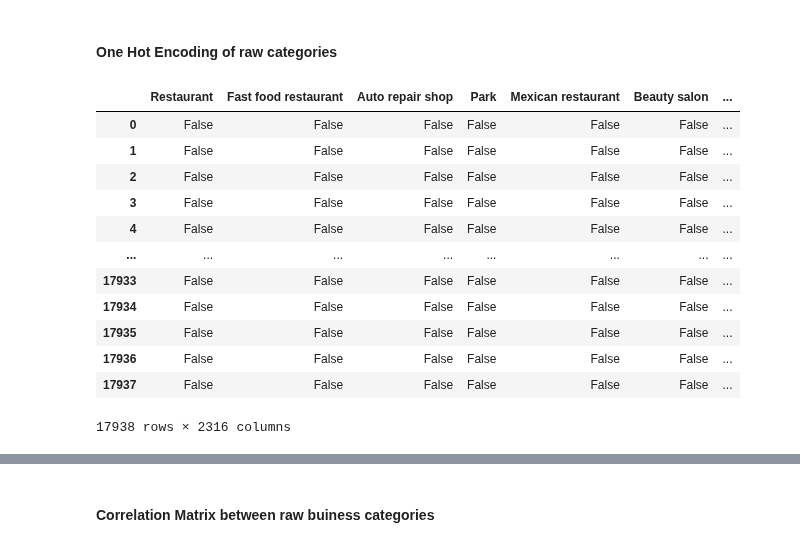
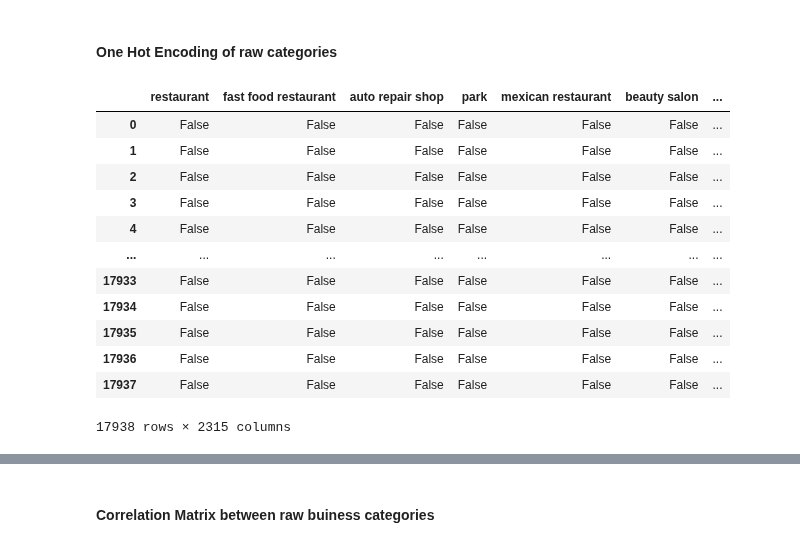
Before and after one commit to jotyot/rate-review, a Jupyter notebook: eda.ipynb, the cells around one changed output, grey strips where cells are left out. Cells and saved outputs as stored; diff of their text form; code cells hidden in the pictures.

```diff
--- a/eda.ipynb
+++ b/eda.ipynb
@@ -4,8 +4,9 @@
 import pandas as pd
 import seaborn as sns
 import matplotlib.pyplot as plt
+import copy
 
 yolosac = pd.read_csv('data/yolosac.csv')
-yolosac['category'] = yolosac['category'].apply(eval)
+yolosac['category'] = yolosac['category'].apply(eval).map(lambda x : [cat.lower() for cat in x])
 print (yolosac['category'])
 # %% [output]
@@ -60,12 +61,17 @@ def bool_df(item_lists, unique_items):
   return pd.DataFrame(bool_dict)
 # %%
 # List of unique business categories with frequency
-unique_cats = yolosac['category'].explode().value_counts()
+unique_cat_freq = pd.DataFrame(yolosac['category'].explode().value_counts())
+
+unique_cat_freq.index = unique_cat_freq.index.map(lambda x : x.lower())
+
+unique_cat_freq.reset_index(level=0, inplace=True)
+unique_cat_freq.rename(columns={'index' : 'category'}, inplace=True)
 # Generate boolean matrix where each category is a column (one hot encoding)
-categories_bool = bool_df(item_lists=yolosac['category'], unique_items=unique_cats.index)
+categories_bool = bool_df(item_lists=yolosac['category'], unique_items=unique_cat_freq['category'])
 categories_bool
 # %% [output]
-|  | Restaurant | Fast food restaurant | Auto repair shop | Park | Mexican restaurant | Beauty salon | ... |
+|  | restaurant | fast food restaurant | auto repair shop | park | mexican restaurant | beauty salon | ... |
 | 0 | False | False | False | False | False | False | ... |
 | 1 | False | False | False | False | False | False | ... |
 | 2 | False | False | False | False | False | False | ... |
@@ -77,4 +83,4 @@ categories_bool
 | 17935 | False | False | False | False | False | False | ... |
 | 17936 | False | False | False | False | False | False | ... |
 | 17937 | False | False | False | False | False | False | ... |
-17938 rows × 2316 columns
+17938 rows × 2315 columns
```
Also changed, not shown: parts of 35 cells of this notebook.
